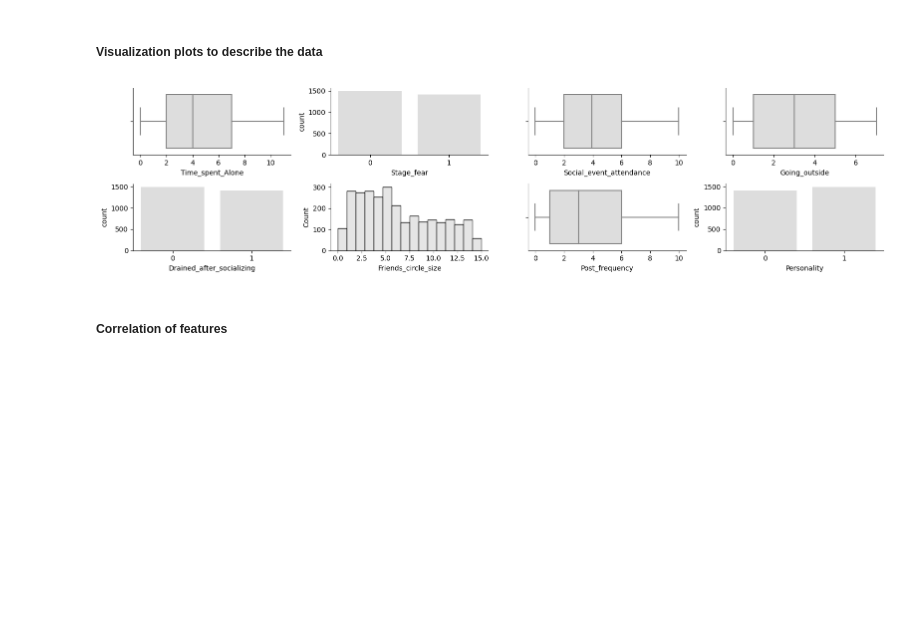
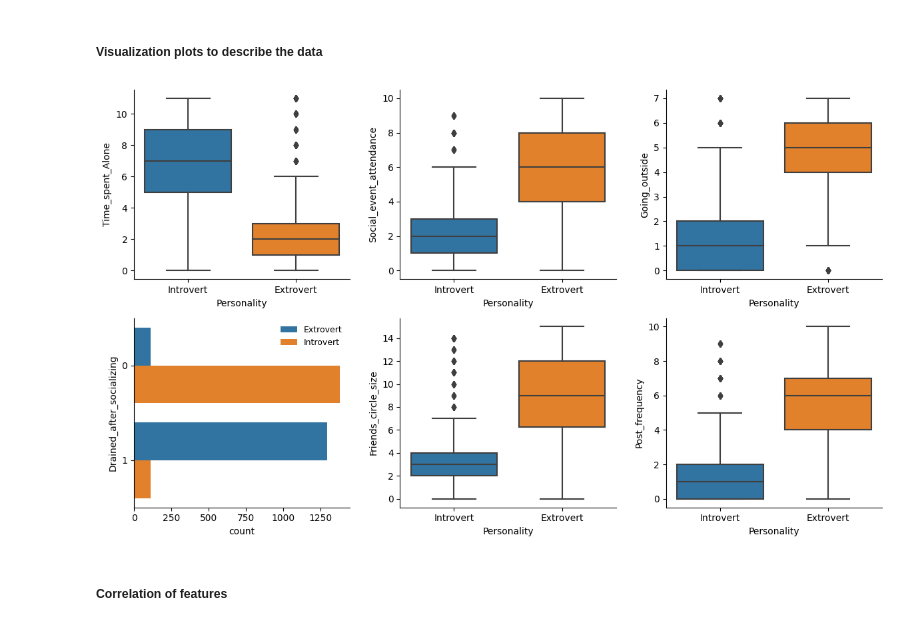
Before and after one commit to LeonardoTerra/Kaggle, a Jupyter notebook: Behavior Traits Eda.ipynb, the cells around one changed output. Saved outputs shown, nothing was run; the diff lists cells and outputs as text; code cells hidden in the pictures; blank space fills up the shorter version.

```diff
--- a/Behavior Traits Eda.ipynb
+++ b/Behavior Traits Eda.ipynb
@@ -171,21 +171,31 @@ df_v2.head()
 # %% [markdown]
 ##### **Visualization plots to describe the data**
 # %%
-fig, ax = plt.subplots(nrows=2, ncols=4, figsize=(16, 4))
+fig, ax = plt.subplots(nrows=2, ncols=3, figsize=(12, 7))
 
-ax[0,0] = sns.boxplot(data=df_v2, x= 'Time_spent_Alone', color='#DDDDDD', ax=ax[0,0])
-ax[0,1] = sns.countplot(data=df_v2, x= 'Stage_fear', color='#DDDDDD', ax=ax[0,1])
-ax[0,2] = sns.boxplot(data=df_v2, x= 'Social_event_attendance', color='#DDDDDD', ax=ax[0,2])
-ax[0,3] = sns.boxplot(data=df_v2, x= 'Going_outside', color='#DDDDDD', ax=ax[0,3])
-ax[1,0] = sns.countplot(data=df_v2, x= 'Drained_after_socializing', color='#DDDDDD', ax=ax[1,0])
-ax[1,1] = sns.histplot(data=df_v2, x= 'Friends_circle_size', color='#DDDDDD', ax=ax[1,1])
-ax[1,2] = sns.boxplot(data=df_v2, x= 'Post_frequency', color='#DDDDDD', ax=ax[1,2])
-ax[1,3] = sns.countplot(data=df_v2, x= 'Personality', color='#DDDDDD', ax=ax[1,3])
+ax[0,0] = sns.boxplot(data=df_v2, x='Personality', y='Time_spent_Alone', ax=ax[0,0], )
+ax[0,0].set_xticklabels(['Introvert', 'Extrovert'])
+
+ax[0,1] = sns.boxplot(data=df_v2, x='Personality', y= 'Social_event_attendance', ax=ax[0,1])
+ax[0,1].set_xticklabels(['Introvert', 'Extrovert'])
+
+ax[0,2] = sns.boxplot(data=df_v2, x='Personality', y= 'Going_outside', ax=ax[0,2])
+ax[0,2].set_xticklabels(['Introvert', 'Extrovert'])
+
+ax[1,0] = sns.countplot(data=df_v2, y= 'Drained_after_socializing', hue='Personality', ax=ax[1,0])
+legend = ax[1,0].legend(labels=['Extrovert','Introvert'], fontsize='9')
+legend.set_frame_on(False)
+
+ax[1,1] = sns.boxplot(data=df_v2, x='Personality', y= 'Friends_circle_size', ax=ax[1,1])
+ax[1,1].set_xticklabels(['Introvert', 'Extrovert'])
+
+ax[1,2] = sns.boxplot(data=df_v2, x='Personality', y= 'Post_frequency', ax=ax[1,2])
+ax[1,2].set_xticklabels(['Introvert', 'Extrovert'])
 
 sns.despine(left=False, right=True, top=True, bottom=False)
 plt.tight_layout()
 # %% [output]
-[figure, old version]
+[figure, new version]
 # %% [markdown]
 ##### **Correlation of features**
 # %%
```
Also changed, not shown: parts of 4 cells of this notebook.
